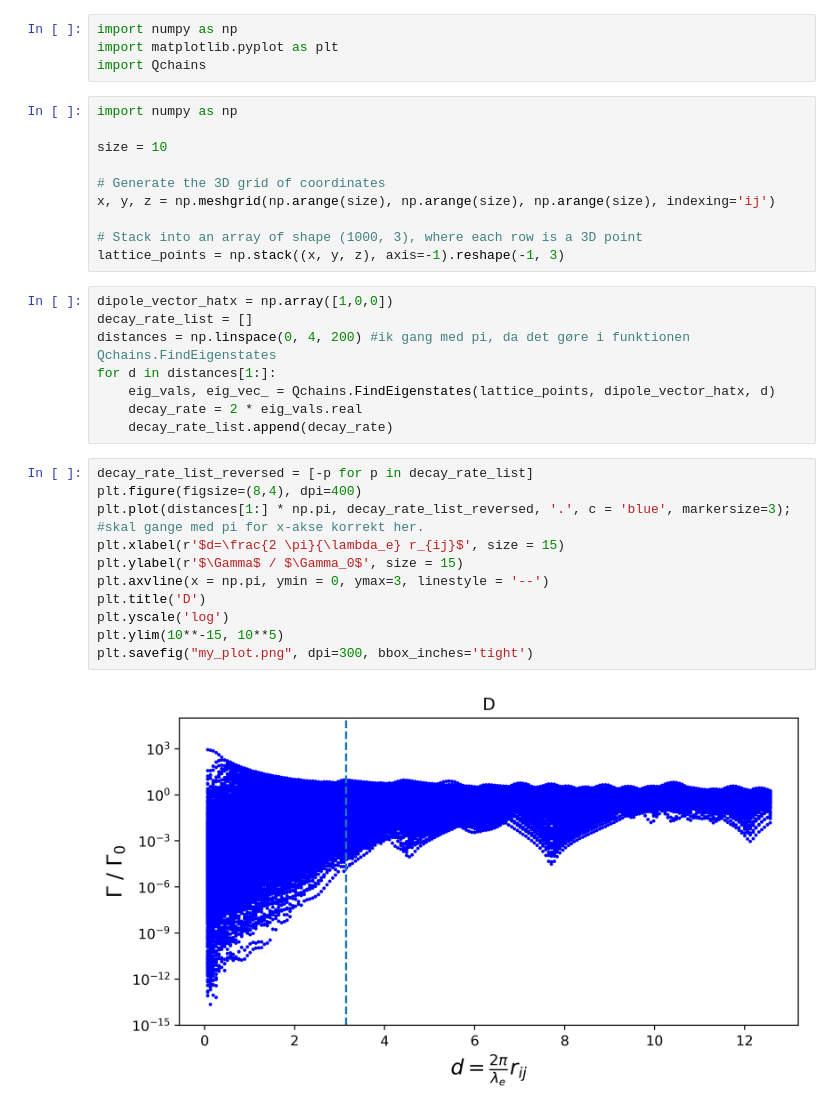
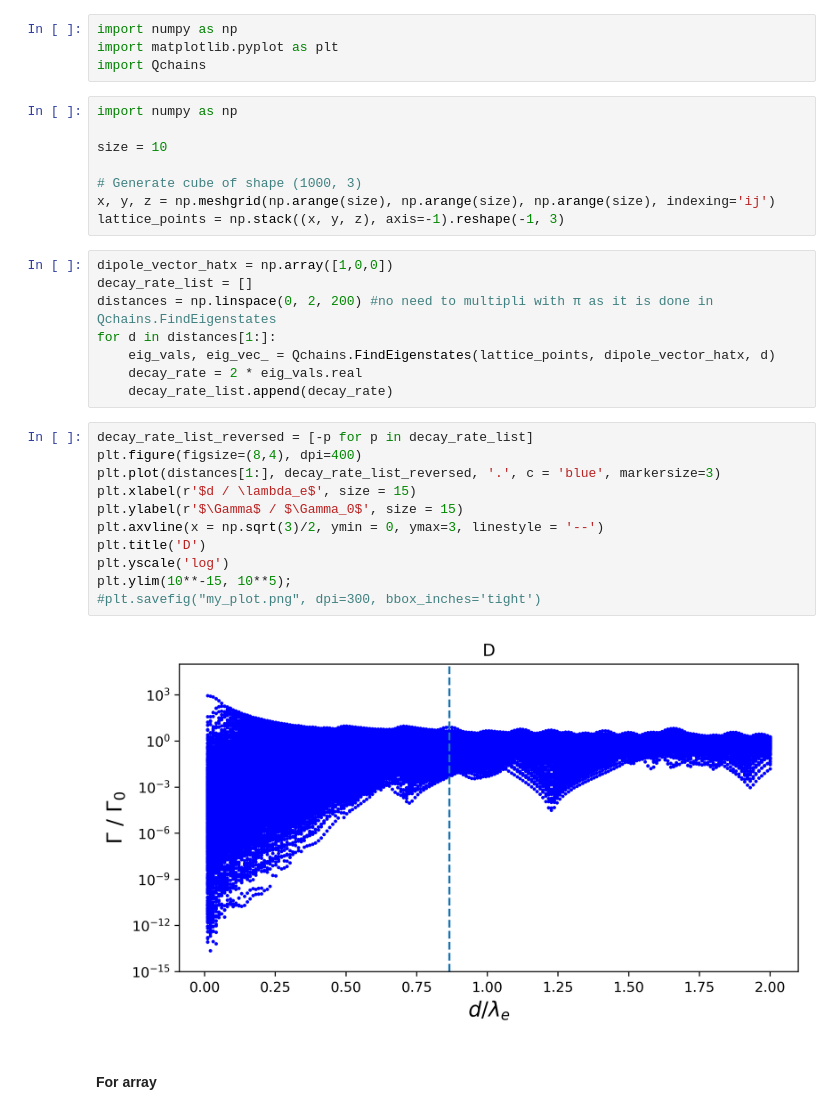
Before and after one commit to FrederikButler/DipoleStructuresInVacuum, a Jupyter notebook: Comparing to Arsenjo2017.ipynb, the cells around one changed output. Saved outputs shown, nothing was run; the diff lists cells and outputs as text.

```diff
--- a/Comparing to Arsenjo2017.ipynb
+++ b/Comparing to Arsenjo2017.ipynb
@@ -7,15 +7,13 @@ import numpy as np
 
 size = 10
 
-# Generate the 3D grid of coordinates
+# Generate cube of shape (1000, 3)
 x, y, z = np.meshgrid(np.arange(size), np.arange(size), np.arange(size), indexing='ij')
-
-# Stack into an array of shape (1000, 3), where each row is a 3D point
 lattice_points = np.stack((x, y, z), axis=-1).reshape(-1, 3)
 # %%
 dipole_vector_hatx = np.array([1,0,0])
 decay_rate_list = []
-distances = np.linspace(0, 4, 200) #ik gang med pi, da det gøre i funktionen Qchains.FindEigenstates
+distances = np.linspace(0, 2, 200) #no need to multipli with π as it is done in Qchains.FindEigenstates
 for d in distances[1:]:
     eig_vals, eig_vec_ = Qchains.FindEigenstates(lattice_points, dipole_vector_hatx, d)
     decay_rate = 2 * eig_vals.real
@@ -23,16 +21,18 @@ for d in distances[1:]:
 # %%
 decay_rate_list_reversed = [-p for p in decay_rate_list]
 plt.figure(figsize=(8,4), dpi=400)
-plt.plot(distances[1:] * np.pi, decay_rate_list_reversed, '.', c = 'blue', markersize=3); #skal gange med pi for x-akse korrekt her.
-plt.xlabel(r'$d=\frac{2 \pi}{\lambda_e} r_{ij}$', size = 15)
+plt.plot(distances[1:], decay_rate_list_reversed, '.', c = 'blue', markersize=3)
+plt.xlabel(r'$d / \lambda_e$', size = 15)
 plt.ylabel(r'$\Gamma$ / $\Gamma_0$', size = 15)
-plt.axvline(x = np.pi, ymin = 0, ymax=3, linestyle = '--')
+plt.axvline(x = np.sqrt(3)/2, ymin = 0, ymax=3, linestyle = '--')
 plt.title('D')
 plt.yscale('log')
-plt.ylim(10**-15, 10**5)
-plt.savefig("my_plot.png", dpi=300, bbox_inches='tight')
+plt.ylim(10**-15, 10**5);
+#plt.savefig("my_plot.png", dpi=300, bbox_inches='tight')
 # %% [output]
-[figure, old version]
+[figure, new version]
+# %% [markdown]
+#### For array
 # %%
 chain_3d_50 = np.zeros((50, 3))  # shape (50, 3), all zeros to start
 chain_3d_50[:, 0] = np.arange(50)  # Set x-coordinates
```
Also changed, not shown: parts of 4 cells of this notebook, 1 other file.
